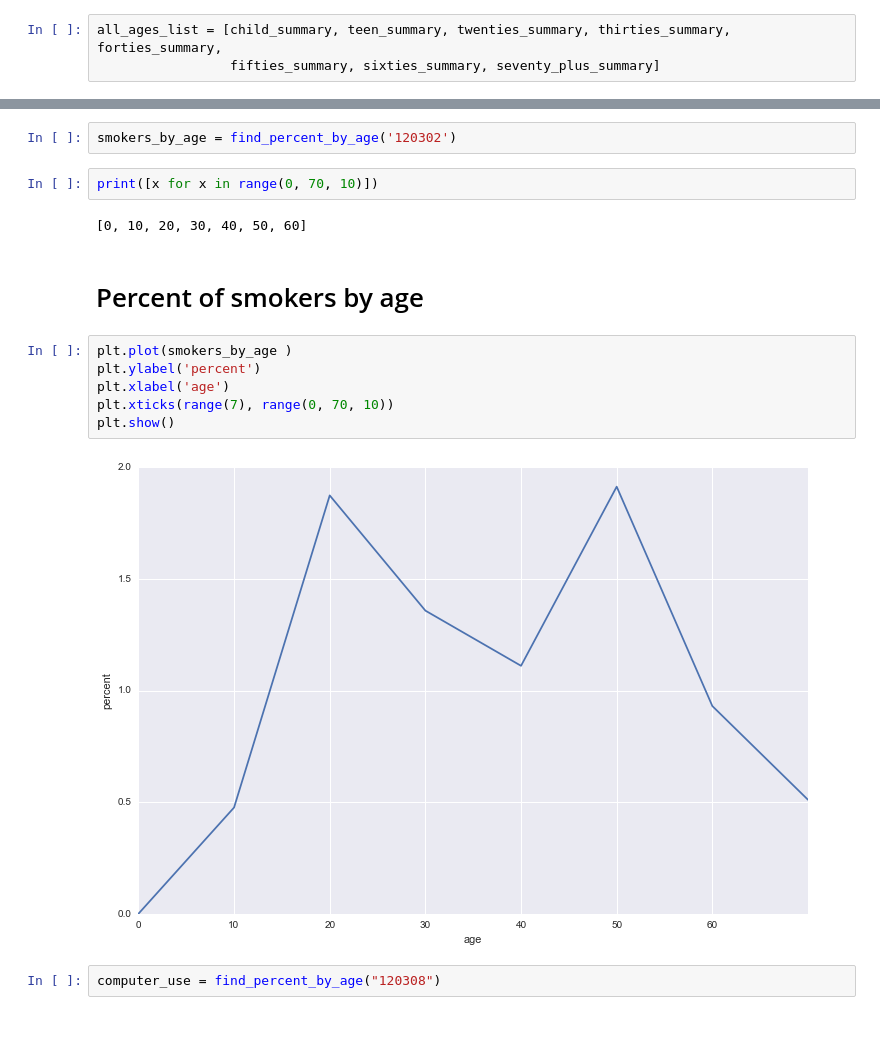
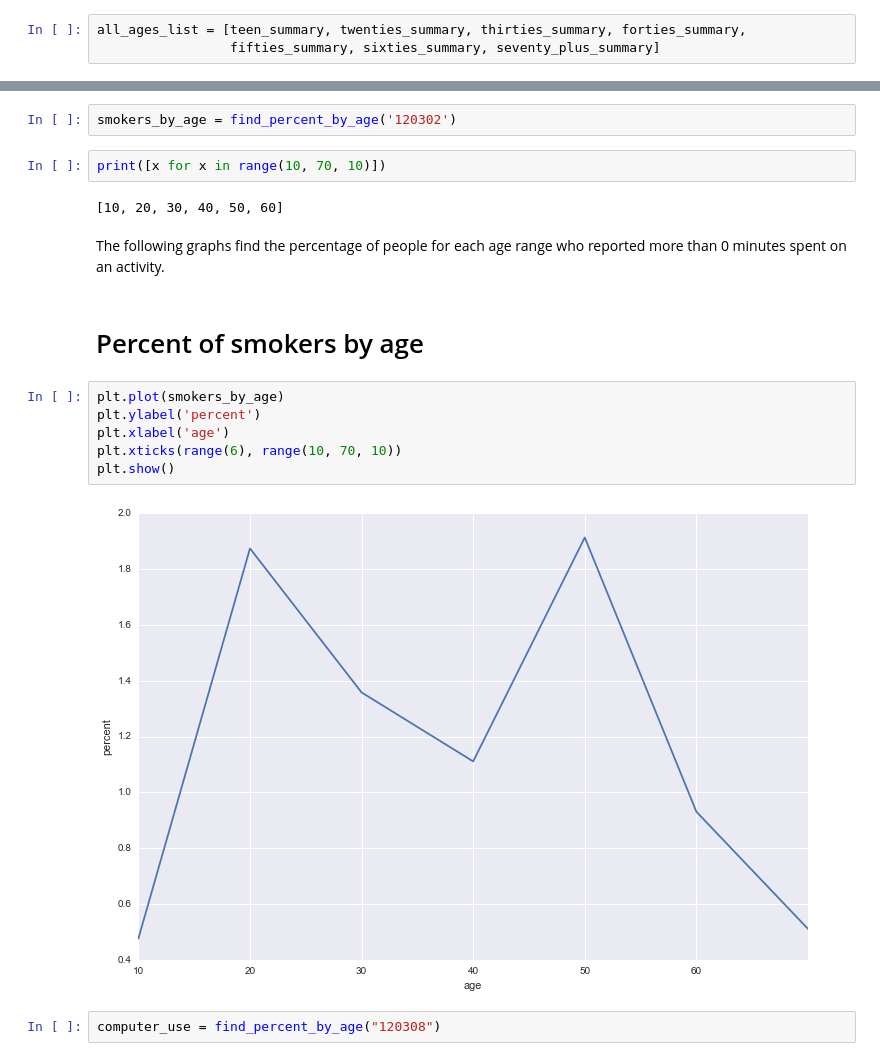
Before and after one commit to tiyd-python-2015-01/atus-analysis, a Jupyter notebook: Starting Point.ipynb, the cells around one changed output, grey strips where cells are left out. Cells and saved outputs as stored; diff of their text form; blank space fills up the shorter version.

```diff
--- a/Starting Point.ipynb
+++ b/Starting Point.ipynb
@@ -184,7 +188,7 @@ sixties_summary = age_sample(60,70)
 # %%
 seventy_plus_summary = age_sample(70,120)
 # %%
-all_ages_list = [child_summary, teen_summary, twenties_summary, thirties_summary, forties_summary,
+all_ages_list = [teen_summary, twenties_summary, thirties_summary, forties_summary,
                  fifties_summary, sixties_summary, seventy_plus_summary]
 # %%
 def find_percent_by_age(activity_code):
@@ -193,19 +197,21 @@ def find_percent_by_age(activity_code):
 # %%
 smokers_by_age = find_percent_by_age('120302')
 # %%
-print([x for x in range(0, 70, 10)])
+print([x for x in range(10, 70, 10)])
 # %% [output]
-[0, 10, 20, 30, 40, 50, 60]
+[10, 20, 30, 40, 50, 60]
+# %% [markdown]
+The following graphs find the percentage of people for each age range who reported more than 0 minutes spent on an activity.
 # %% [markdown]
 # Percent of smokers by age
 # %%
-plt.plot(smokers_by_age )
+plt.plot(smokers_by_age)
 plt.ylabel('percent')
 plt.xlabel('age')
-plt.xticks(range(7), range(0, 70, 10))
+plt.xticks(range(6), range(10, 70, 10))
 plt.show()
 # %% [output]
-[figure, old version]
+[figure, new version]
 # %%
 computer_use = find_percent_by_age("120308")
 # %%
```
Also changed, not shown: parts of 4 cells of this notebook, 1 other file.
